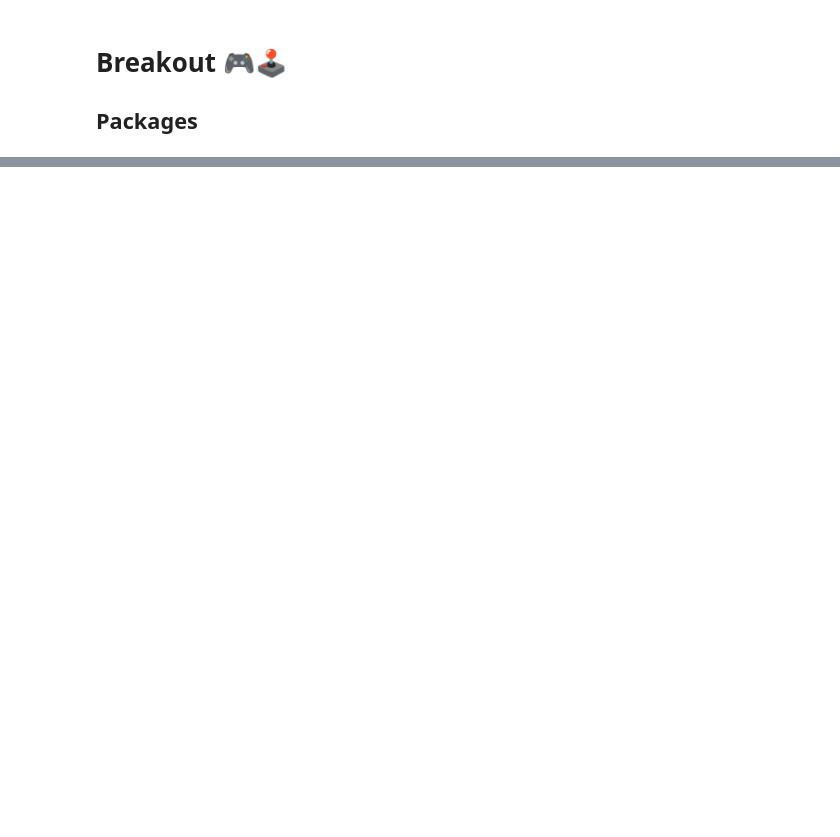
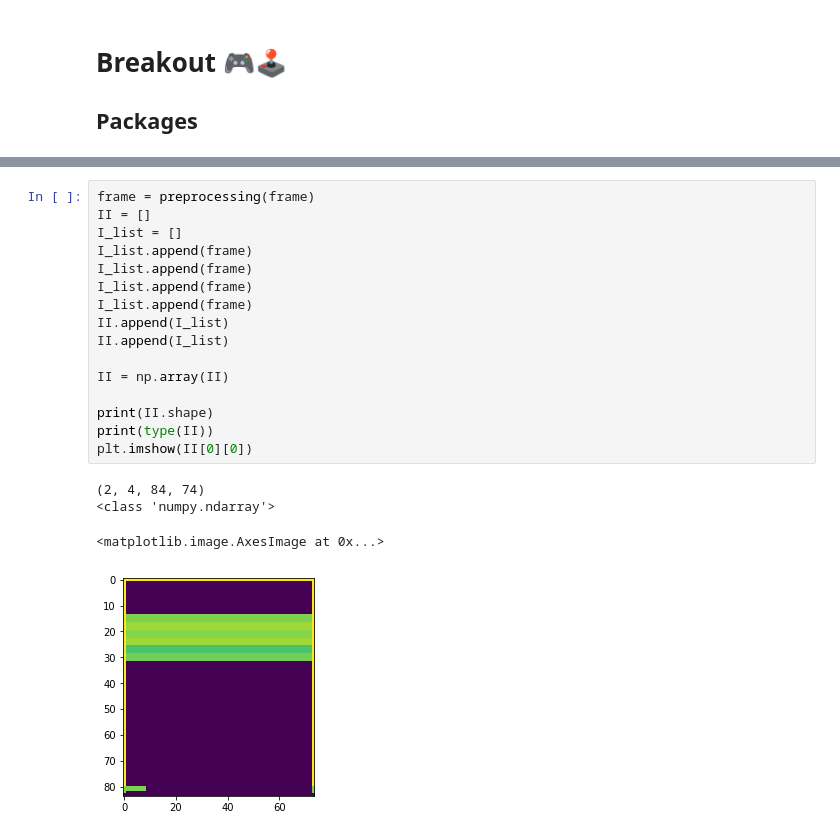
Before and after one commit to QuentinVlg/Atari, a Jupyter notebook: Breakout.ipynb, the cells around one changed output, grey strips where cells are left out. Cells and saved outputs as stored; diff of their text form; blank space fills up the shorter version.

```diff
--- a/Breakout.ipynb
+++ b/Breakout.ipynb
@@ -30,0 +183,21 @@ DependencyNotInstalled: No module named 'atari_py'. (HINT: you can install Atari
+# %%
+frame = preprocessing(frame)
+II = []
+I_list = []
+I_list.append(frame)
+I_list.append(frame)
+I_list.append(frame)
+I_list.append(frame)
+II.append(I_list)
+II.append(I_list)
+
+II = np.array(II)
+
+print(II.shape)
+print(type(II))
+plt.imshow(II[0][0])
+# %% [output]
+(2, 4, 84, 74)
+<class 'numpy.ndarray'>
+<matplotlib.image.AxesImage at 0x...>
+[figure, added]
```
Also changed, not shown: parts of 18 cells of this notebook.
